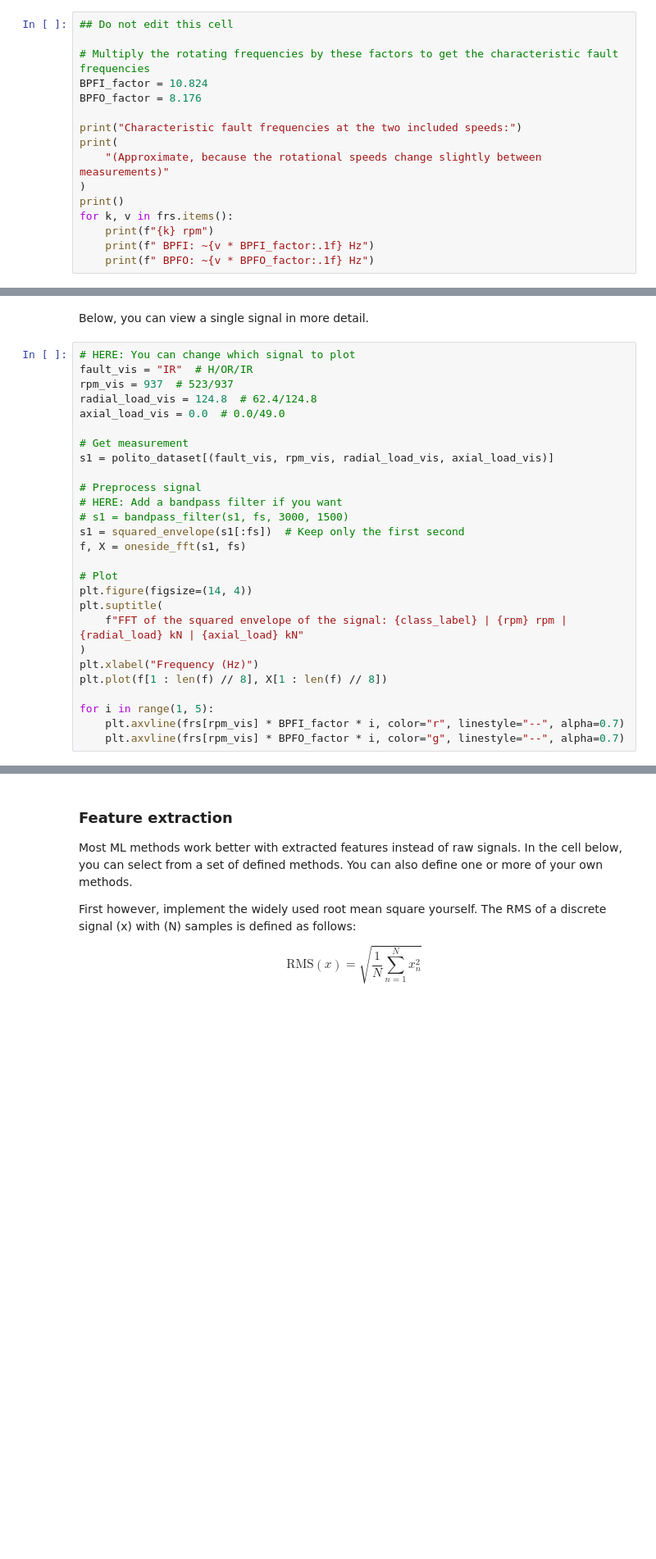
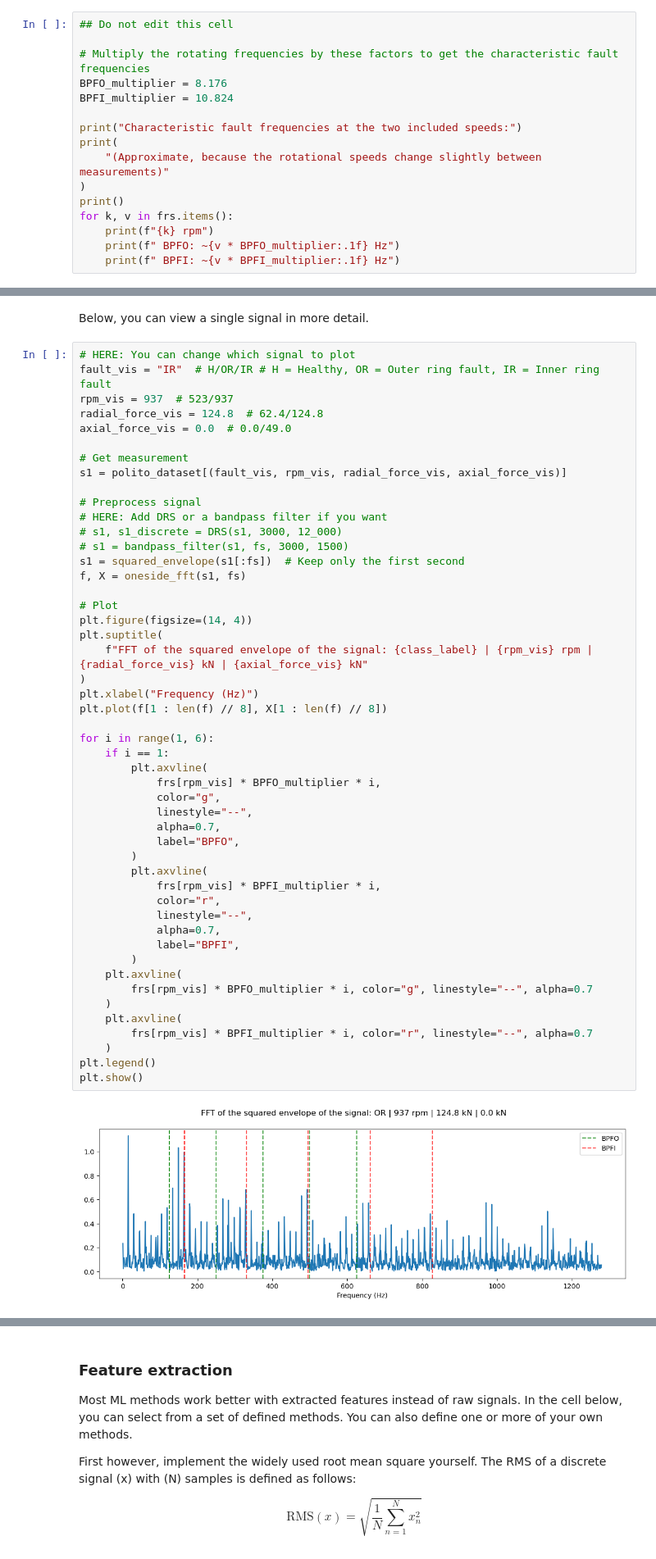
Before and after one commit to Aalto-Arotor/IFD_tutorial, a Jupyter notebook: content/tutorial.ipynb, the cells around one changed output, grey strips where cells are left out. Shown at 82% size. Cells and saved outputs as stored; diff of their text form; blank space fills up the shorter version.

```diff
--- a/content/tutorial.ipynb
+++ b/content/tutorial.ipynb
@@ -51,8 +82,8 @@ polito_dataset, fs, frs = import_polito(bearing_index=3, measurement_max_len=30)
 ## Do not edit this cell
 
 # Multiply the rotating frequencies by these factors to get the characteristic fault frequencies
-BPFI_factor = 10.824
-BPFO_factor = 8.176
+BPFO_multiplier = 8.176
+BPFI_multiplier = 10.824
 
 print("Characteristic fault frequencies at the two included speeds:")
 print(
@@ -61,5 +92,5 @@ print(
 print()
 for k, v in frs.items():
     print(f"{k} rpm")
-    print(f" BPFI: ~{v * BPFI_factor:.1f} Hz")
-    print(f" BPFO: ~{v * BPFO_factor:.1f} Hz")
+    print(f" BPFO: ~{v * BPFO_multiplier:.1f} Hz")
+    print(f" BPFI: ~{v * BPFI_multiplier:.1f} Hz")
@@ -120,31 +163,55 @@ plt.show()
 Below, you can view a single signal in more detail.
 # %%
 # HERE: You can change which signal to plot
-fault_vis = "IR"  # H/OR/IR
+fault_vis = "IR"  # H/OR/IR # H = Healthy, OR = Outer ring fault, IR = Inner ring fault
 rpm_vis = 937  # 523/937
-radial_load_vis = 124.8  # 62.4/124.8
-axial_load_vis = 0.0  # 0.0/49.0
+radial_force_vis = 124.8  # 62.4/124.8
+axial_force_vis = 0.0  # 0.0/49.0
 
 # Get measurement
-s1 = polito_dataset[(fault_vis, rpm_vis, radial_load_vis, axial_load_vis)]
+s1 = polito_dataset[(fault_vis, rpm_vis, radial_force_vis, axial_force_vis)]
 
 # Preprocess signal
-# HERE: Add a bandpass filter if you want
+# HERE: Add DRS or a bandpass filter if you want
+# s1, s1_discrete = DRS(s1, 3000, 12_000)
 # s1 = bandpass_filter(s1, fs, 3000, 1500)
 s1 = squared_envelope(s1[:fs])  # Keep only the first second
 f, X = oneside_fft(s1, fs)
 
 # Plot
 plt.figure(figsize=(14, 4))
 plt.suptitle(
-    f"FFT of the squared envelope of the signal: {class_label} | {rpm} rpm | {radial_load} kN | {axial_load} kN"
+    f"FFT of the squared envelope of the signal: {class_label} | {rpm_vis} rpm | {radial_force_vis} kN | {axial_force_vis} kN"
 )
 plt.xlabel("Frequency (Hz)")
 plt.plot(f[1 : len(f) // 8], X[1 : len(f) // 8])
 
-for i in range(1, 5):
-    plt.axvline(frs[rpm_vis] * BPFI_factor * i, color="r", linestyle="--", alpha=0.7)
-    plt.axvline(frs[rpm_vis] * BPFO_factor * i, color="g", linestyle="--", alpha=0.7)
+for i in range(1, 6):
+    if i == 1:
+        plt.axvline(
+            frs[rpm_vis] * BPFO_multiplier * i,
+            color="g",
+            linestyle="--",
+            alpha=0.7,
+            label="BPFO",
+        )
+        plt.axvline(
+            frs[rpm_vis] * BPFI_multiplier * i,
+            color="r",
+            linestyle="--",
+            alpha=0.7,
+            label="BPFI",
+        )
+    plt.axvline(
+        frs[rpm_vis] * BPFO_multiplier * i, color="g", linestyle="--", alpha=0.7
+    )
+    plt.axvline(
+        frs[rpm_vis] * BPFI_multiplier * i, color="r", linestyle="--", alpha=0.7
+    )
+plt.legend()
+plt.show()
+# %% [output]
+[figure, added]
 # %% [markdown]
 ### Signal Transformations
 
```
Also changed, not shown: parts of 12 cells of this notebook, 1 other file.
